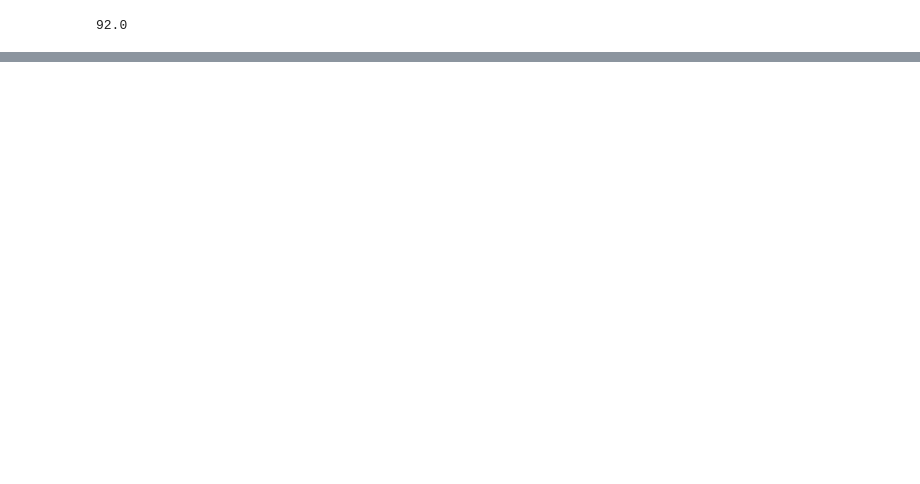
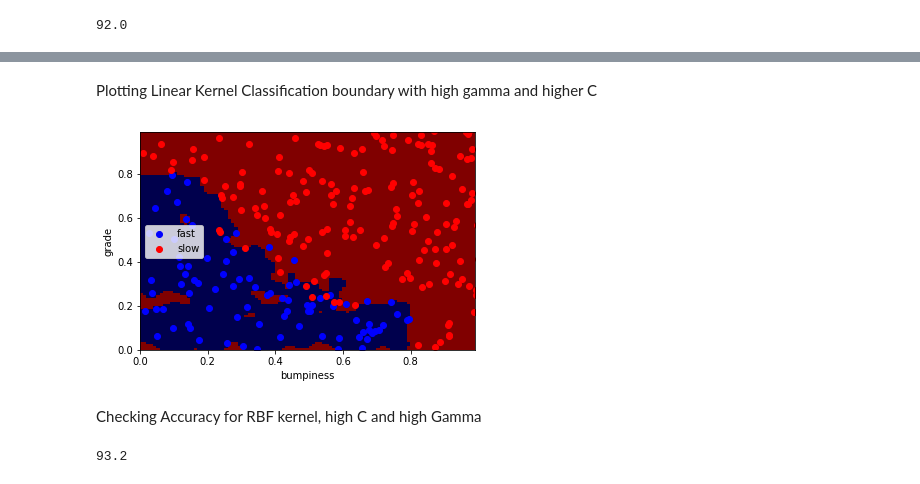
Before and after one commit to gaurvipul/machinelearning_SVM, a Jupyter notebook: svm-classifier.ipynb, the cells around one changed output, grey strips where cells are left out. Drawn from its saved outputs; the diff is of its cells as text; code cells hidden in the pictures; blank space fills up the shorter version.

Commit message:
Evaluate SVC with Kernel, Gamma, and C

```diff
--- a/svm-classifier.ipynb
+++ b/svm-classifier.ipynb
@@ -16,3 +46,5 @@ clf = SVC(kernel="linear")
+# %%
+clf = SVC(kernel="linear",gamma=1000.0)
 # %%
 clf.fit(features_train,labels_train)
 # %% [output]
@@ -23,2 +55,3 @@ SVC(C=1.0, cache_size=200, class_weight=None, coef0=0.0,
 # %%
+clf.fit(features_train,labels_train)
 pred = clf.predict(features_test)
@@ -35,0 +80,20 @@ print (acc*100)
+# %%
+clf = SVC(C=2.121,kernel="rbf",gamma=1000.0)
+# %%
+clf.fit(features_train,labels_train)
+pred = clf.predict(features_test)
+# %% [markdown]
+Plotting Linear Kernel Classification boundary with high gamma and higher C
+# %%
+plotIt(clf, features_test, labels_test)
+# %% [output]
+[figure, added]
+# %% [markdown]
+Checking Accuracy for RBF kernel, high C and high Gamma
+# %%
+from sklearn.metrics import accuracy_score
+acc = accuracy_score(pred, labels_test)
+
+print (acc*100)
+# %% [output]
+93.2
```
Also changed, not shown: parts of 12 cells of this notebook, 1 other file.
